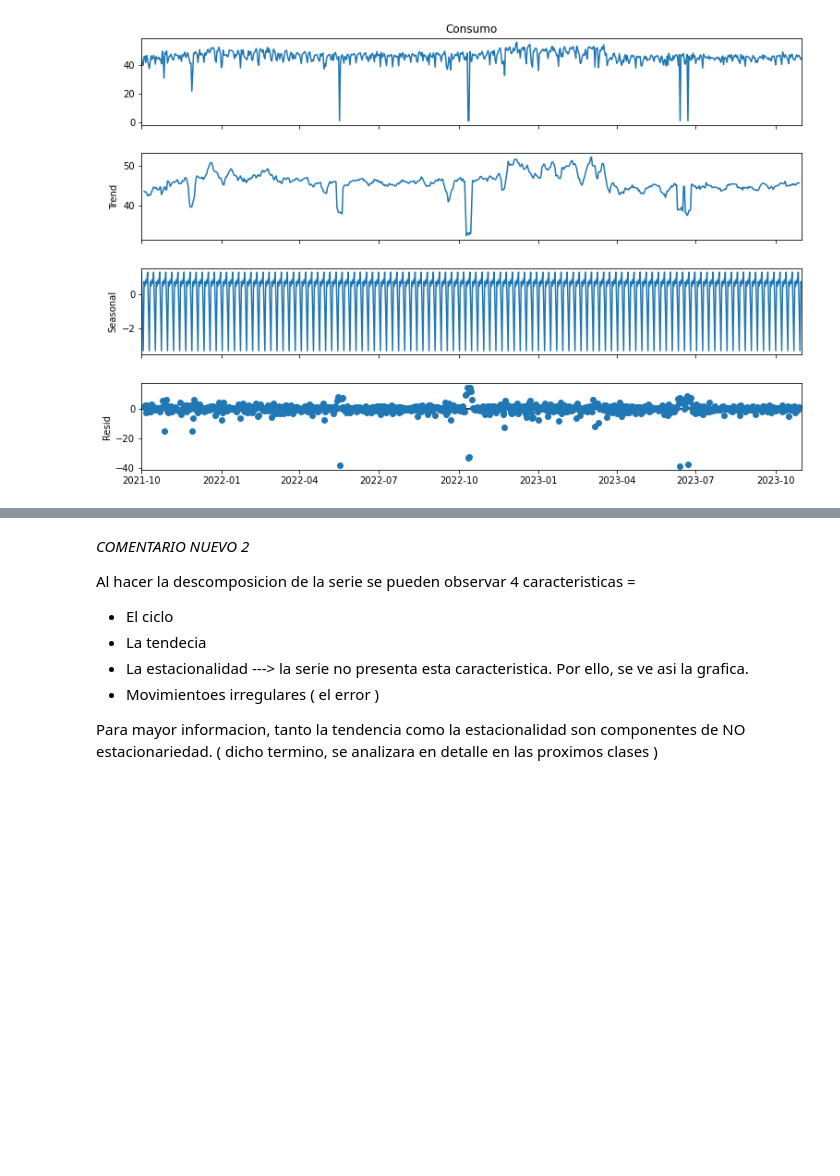
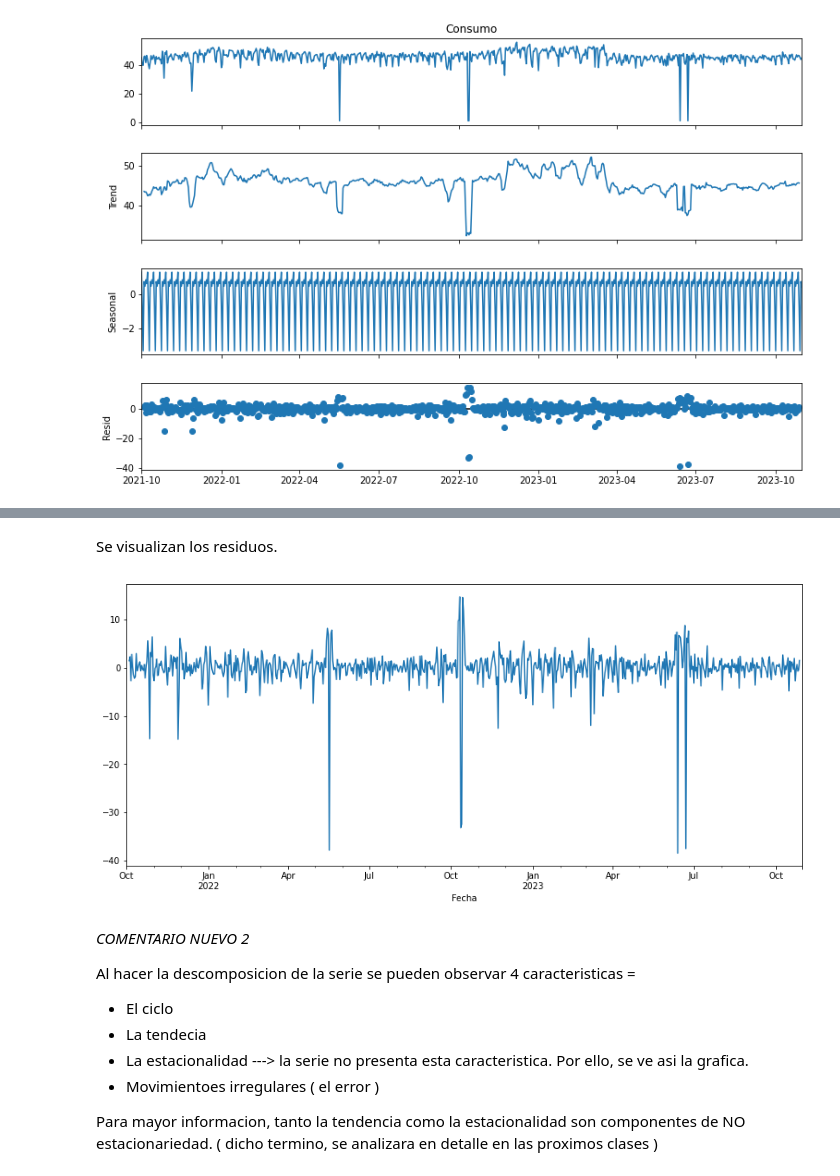
Before and after one commit to rstvz90/AST_G4, a Jupyter notebook: TP_G4_Consumo.ipynb, the cells around one changed output, grey strips where cells are left out. Cells and saved outputs as stored; diff of their text form; code cells hidden in the pictures; blank space fills up the shorter version.

```diff
--- a/TP_G4_Consumo.ipynb
+++ b/TP_G4_Consumo.ipynb
@@ -271,3 +287,11 @@ plt.show()
+# %% [markdown]
+Se visualizan los residuos.
+# %%
+plt.figure( figsize = (14,6))
+s_dec_additive.resid.plot()
+plt.show()
+# %% [output]
+[figure, added]
 # %% [markdown]
 *COMENTARIO NUEVO 2*
 
```
Also changed, not shown: parts of 52 cells of this notebook.
